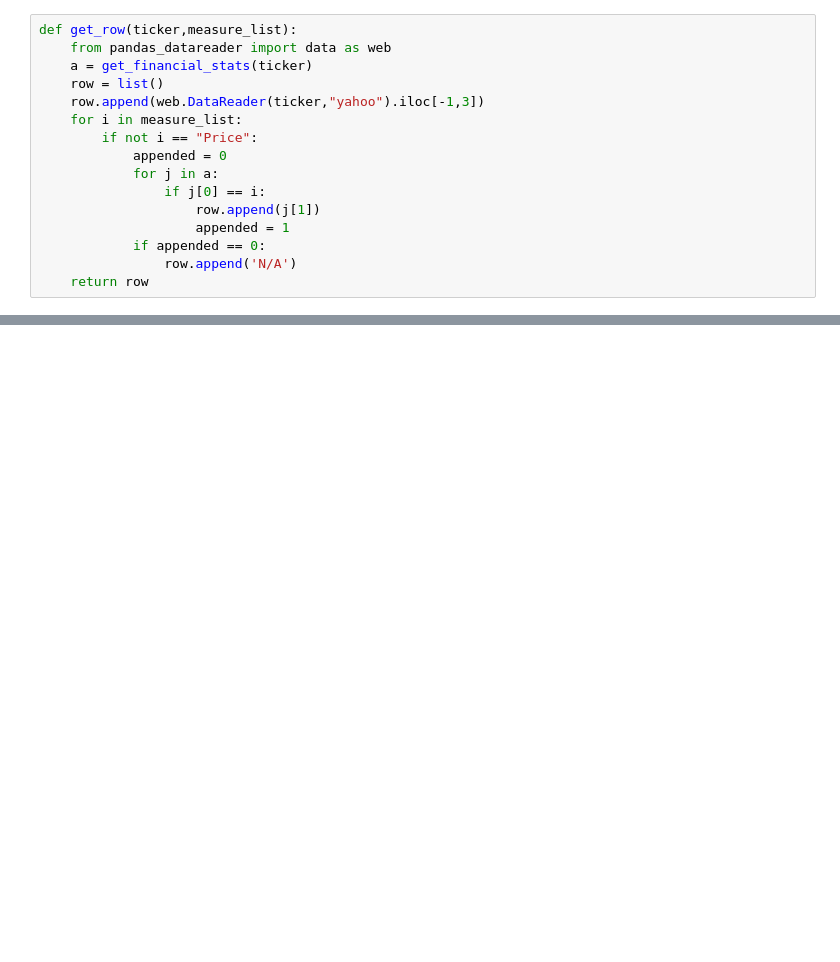
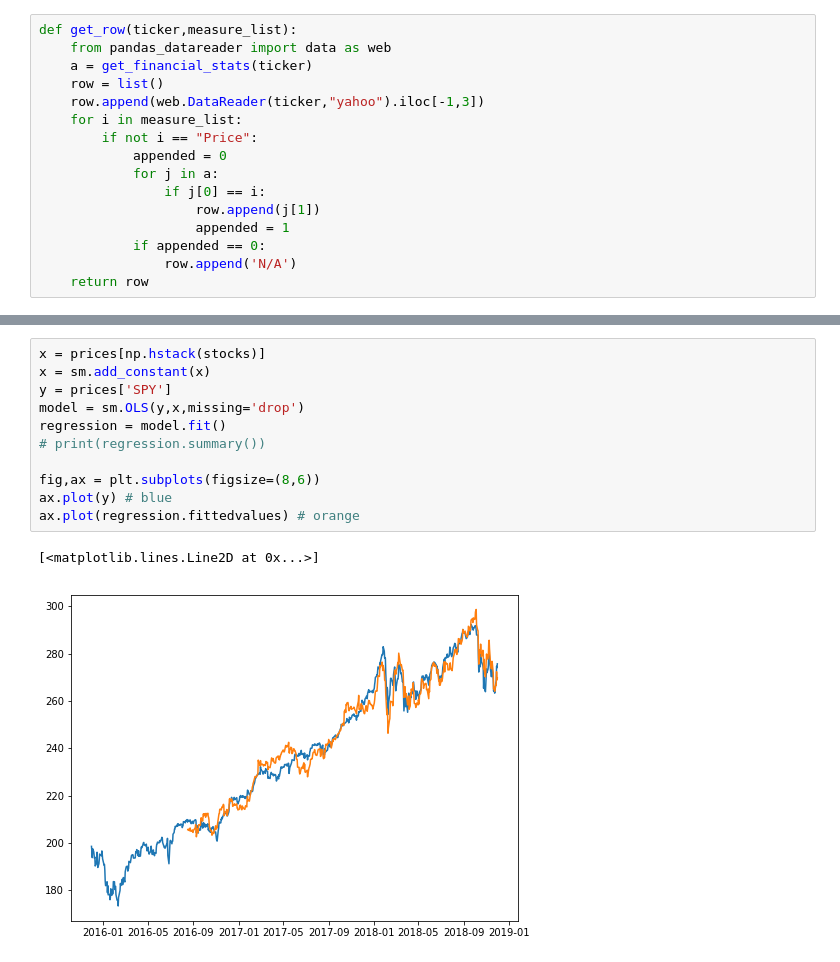
Before and after one commit to suyuchenxm/toolsproject, a Jupyter notebook: Jordan.ipynb, the cells around one changed output, grey strips where cells are left out. Cells and saved outputs as stored; diff of their text form; blank space fills up the shorter version.

```diff
--- a/Jordan.ipynb
+++ b/Jordan.ipynb
@@ -224,0 +208,14 @@ df
+# %%
+x = prices[np.hstack(stocks)]
+x = sm.add_constant(x)
+y = prices['SPY']
+model = sm.OLS(y,x,missing='drop')
+regression = model.fit()
+# print(regression.summary())
+
+fig,ax = plt.subplots(figsize=(8,6))
+ax.plot(y) # blue
+ax.plot(regression.fittedvalues) # orange
+# %% [output]
+[<matplotlib.lines.Line2D at 0x...>]
+[figure, added]
```
Also changed, not shown: parts of 9 cells of this notebook.
